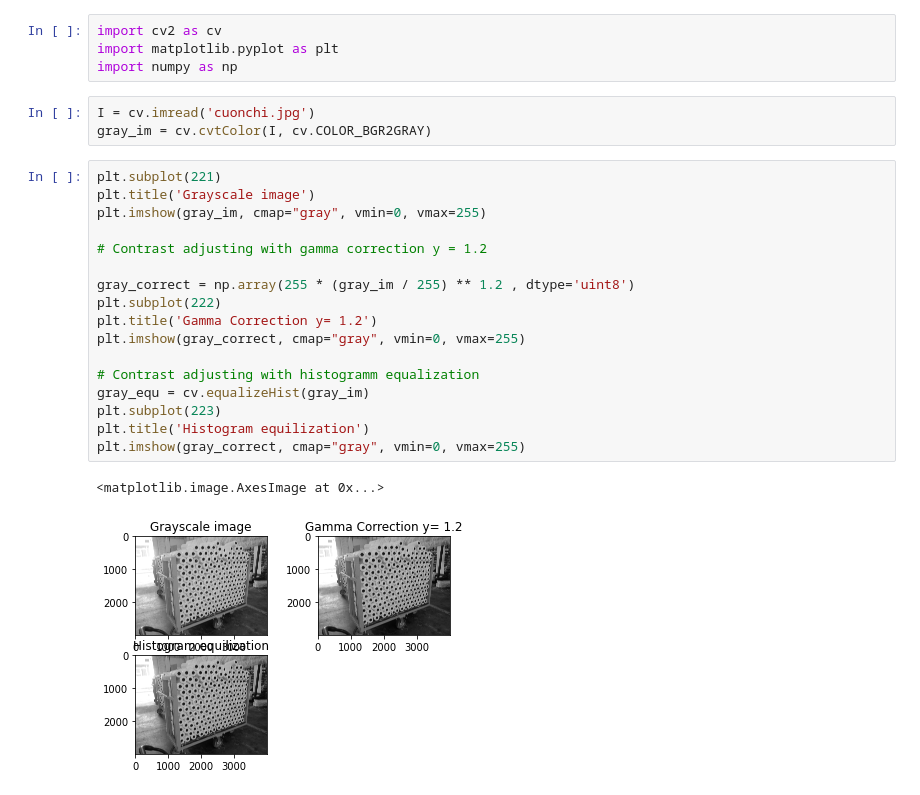
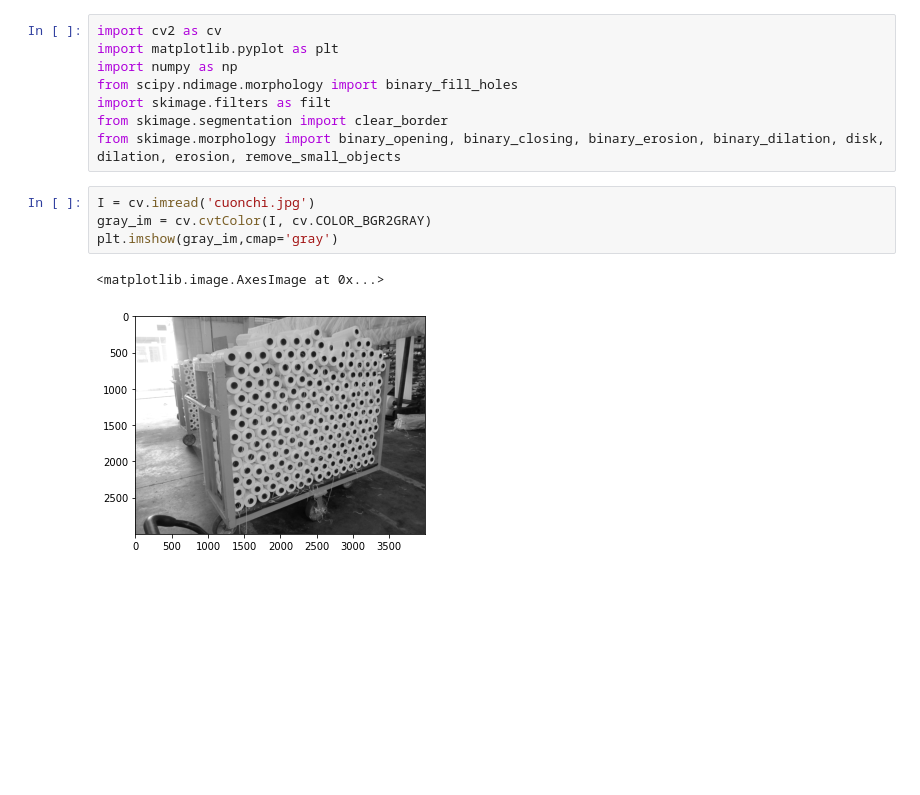
Before and after one commit to HieuuuLeee/jupyter_notebook_something, a Jupyter notebook: sources/counting_cuonchi.ipynb, the cells around one changed output. Drawn from its saved outputs; the diff is of its cells as text; blank space fills up the shorter version.

```diff
--- a/sources/counting_cuonchi.ipynb
+++ b/sources/counting_cuonchi.ipynb
@@ -2,26 +2,14 @@
 import cv2 as cv
 import matplotlib.pyplot as plt
 import numpy as np
+from scipy.ndimage.morphology import binary_fill_holes
+import skimage.filters as filt
+from skimage.segmentation import clear_border
+from skimage.morphology import binary_opening, binary_closing, binary_erosion, binary_dilation, disk, dilation, erosion, remove_small_objects
 # %%
 I = cv.imread('cuonchi.jpg')
 gray_im = cv.cvtColor(I, cv.COLOR_BGR2GRAY)
+plt.imshow(gray_im,cmap='gray')
+# %% [output]
+<matplotlib.image.AxesImage at 0x...>
+[figure, added]
-# %%
-plt.subplot(221)
-plt.title('Grayscale image')
-plt.imshow(gray_im, cmap="gray", vmin=0, vmax=255)
-
-# Contrast adjusting with gamma correction y = 1.2
-
-gray_correct = np.array(255 * (gray_im / 255) ** 1.2 , dtype='uint8')
-plt.subplot(222)
-plt.title('Gamma Correction y= 1.2')
-plt.imshow(gray_correct, cmap="gray", vmin=0, vmax=255)
-
-# Contrast adjusting with histogramm equalization
-gray_equ = cv.equalizeHist(gray_im)
-plt.subplot(223)
-plt.title('Histogram equilization')
-plt.imshow(gray_correct, cmap="gray", vmin=0, vmax=255)
-# %% [output]
-<matplotlib.image.AxesImage at 0x...>
-[figure, removed]
```
Also changed, not shown: parts of 14 cells of this notebook.
